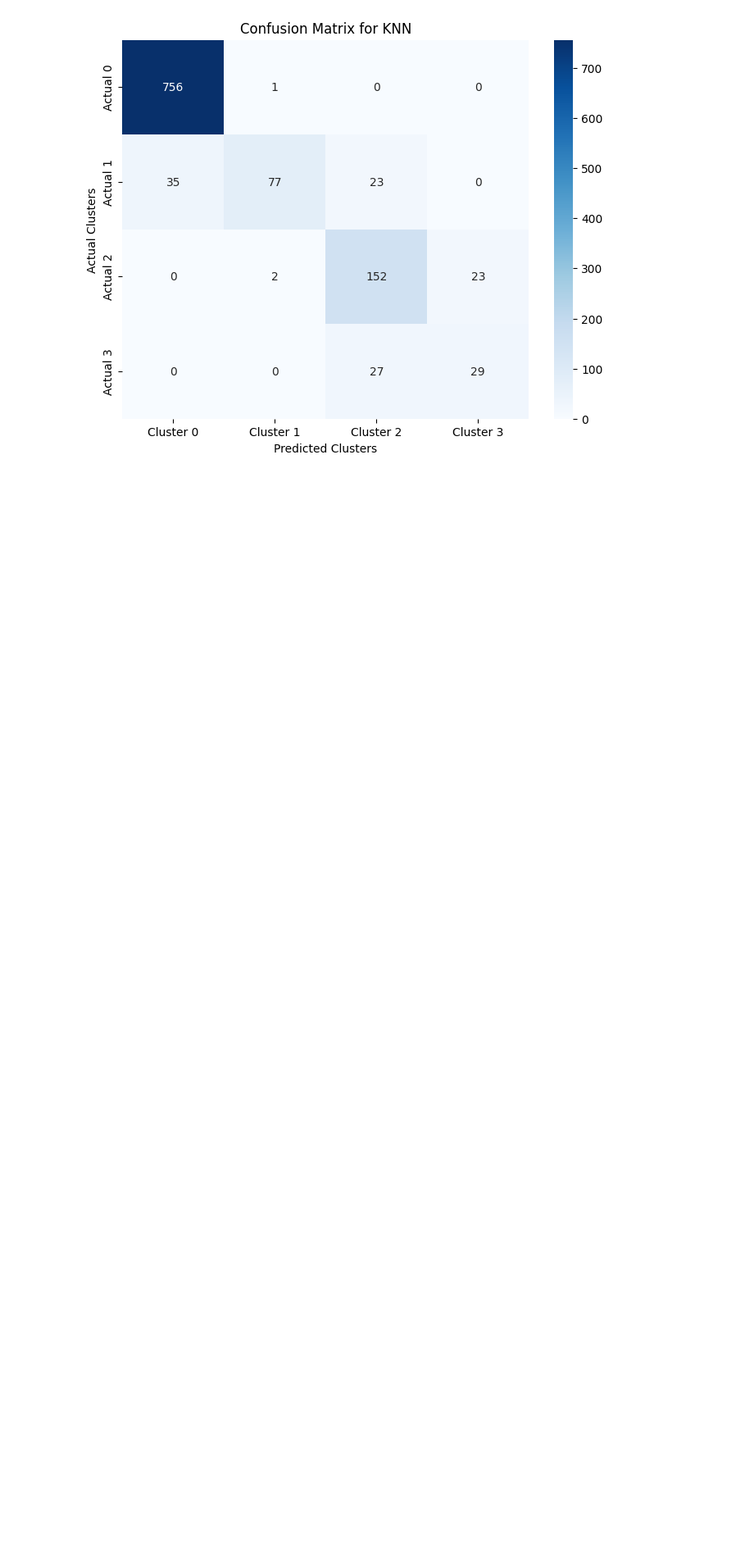
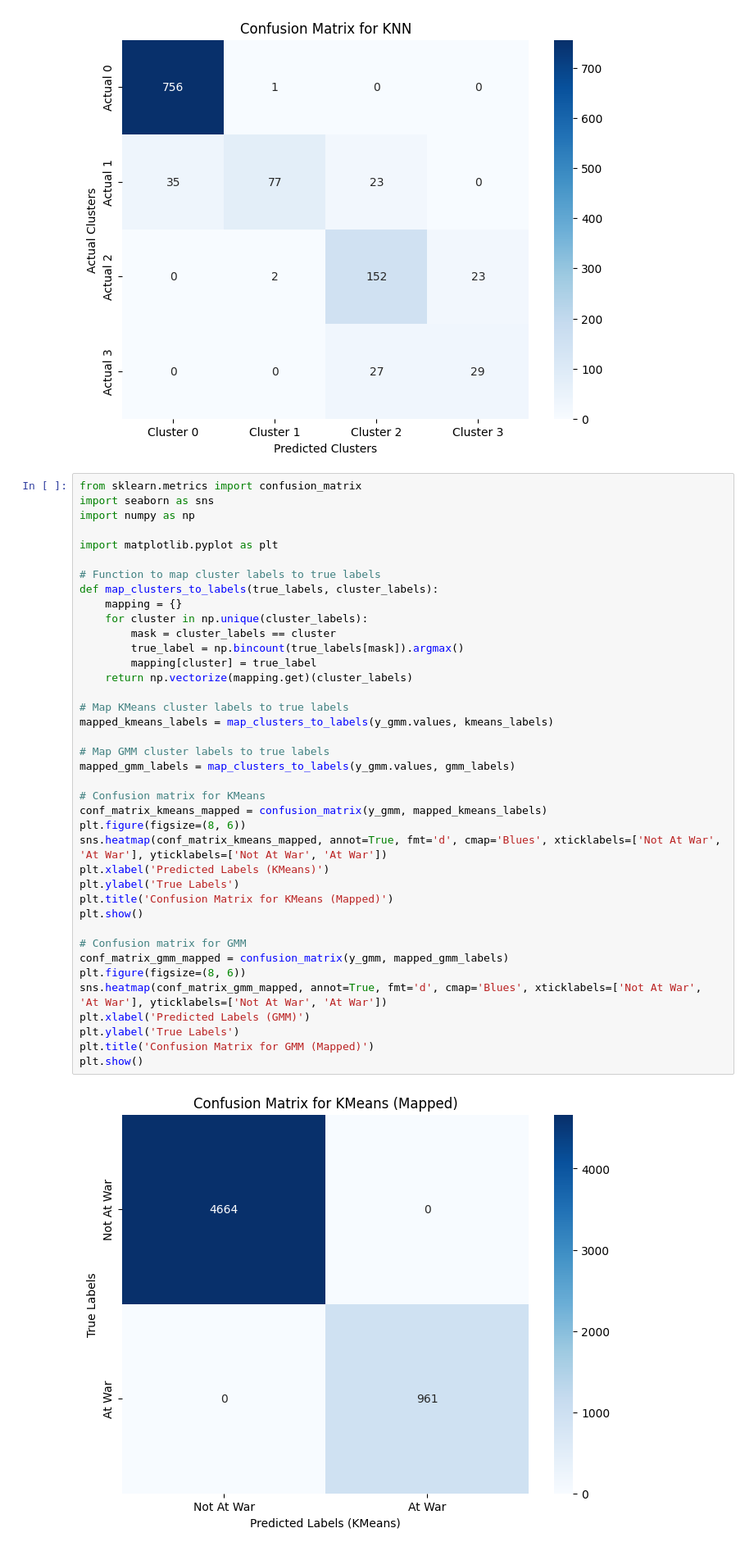
Before and after one commit to HunterMerriman/Final-Presentation, a Jupyter notebook: Maternal Mortality KMEANS Analysis.ipynb, the cells around one changed output. Shown at 82% size. Drawn from its saved outputs; the diff is of its cells as text; blank space fills up the shorter version.

```diff
--- a/Maternal Mortality KMEANS Analysis.ipynb
+++ b/Maternal Mortality KMEANS Analysis.ipynb
@@ -542,3 +540,44 @@ plt.show()
 [figure]
 [figure]
 [figure]
+# %%
+from sklearn.metrics import confusion_matrix
+import seaborn as sns
+import numpy as np
+
+import matplotlib.pyplot as plt
+
+# Function to map cluster labels to true labels
+def map_clusters_to_labels(true_labels, cluster_labels):
+    mapping = {}
+    for cluster in np.unique(cluster_labels):
+        mask = cluster_labels == cluster
+        true_label = np.bincount(true_labels[mask]).argmax()
+        mapping[cluster] = true_label
+    return np.vectorize(mapping.get)(cluster_labels)
+
+# Map KMeans cluster labels to true labels
+mapped_kmeans_labels = map_clusters_to_labels(y_gmm.values, kmeans_labels)
+
+# Map GMM cluster labels to true labels
+mapped_gmm_labels = map_clusters_to_labels(y_gmm.values, gmm_labels)
+
+# Confusion matrix for KMeans
+conf_matrix_kmeans_mapped = confusion_matrix(y_gmm, mapped_kmeans_labels)
+plt.figure(figsize=(8, 6))
+sns.heatmap(conf_matrix_kmeans_mapped, annot=True, fmt='d', cmap='Blues', xticklabels=['Not At War', 'At War'], yticklabels=['Not At War', 'At War'])
+plt.xlabel('Predicted Labels (KMeans)')
+plt.ylabel('True Labels')
+plt.title('Confusion Matrix for KMeans (Mapped)')
+plt.show()
+
+# Confusion matrix for GMM
+conf_matrix_gmm_mapped = confusion_matrix(y_gmm, mapped_gmm_labels)
+plt.figure(figsize=(8, 6))
+sns.heatmap(conf_matrix_gmm_mapped, annot=True, fmt='d', cmap='Blues', xticklabels=['Not At War', 'At War'], yticklabels=['Not At War', 'At War'])
+plt.xlabel('Predicted Labels (GMM)')
+plt.ylabel('True Labels')
+plt.title('Confusion Matrix for GMM (Mapped)')
+plt.show()
+# %% [output]
+[figure, added]
```
Also changed, not shown: parts of 15 cells of this notebook.
